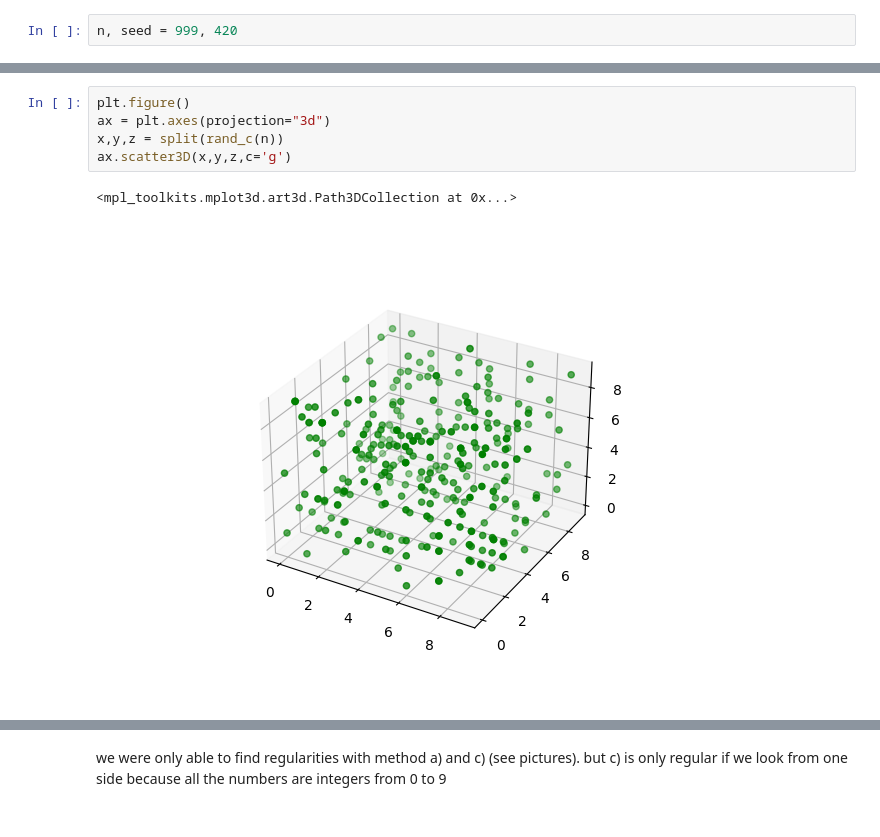
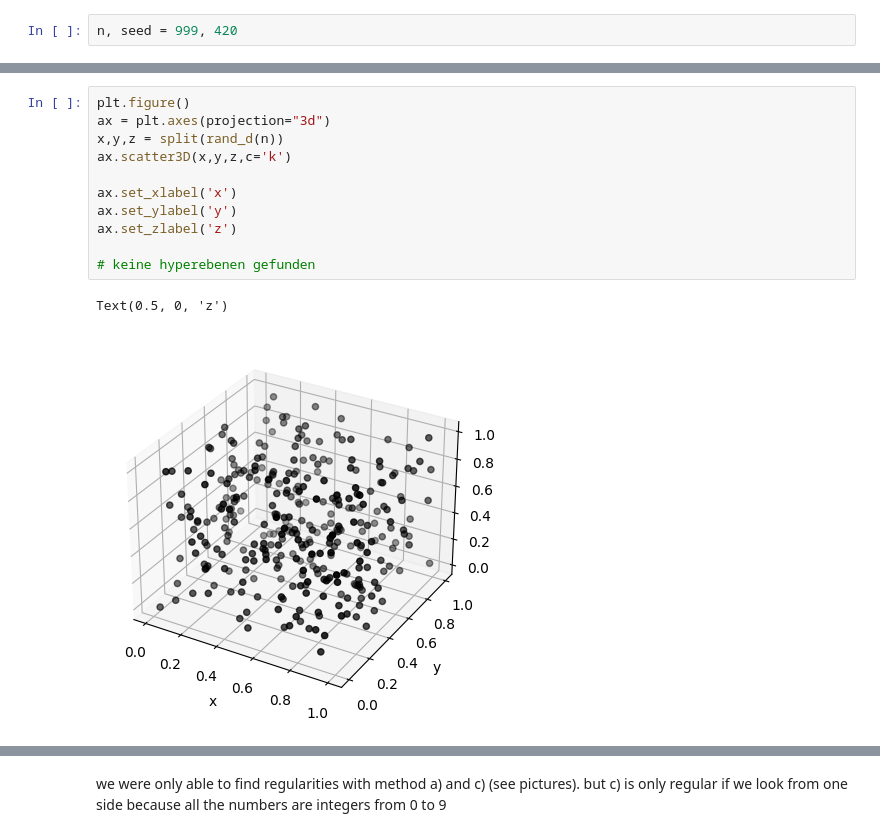
Before and after one commit to emhl/CoPhy2, a Jupyter notebook: Blatt6-Zufall-Anwendung/Blatt6-Aufg1.ipynb, the cells around one changed output, grey strips where cells are left out. Saved outputs shown, nothing was run; the diff lists cells and outputs as text.

```diff
--- a/Blatt6-Zufall-Anwendung/Blatt6-Aufg1.ipynb
+++ b/Blatt6-Zufall-Anwendung/Blatt6-Aufg1.ipynb
@@ -102,8 +131,14 @@ ax.scatter3D(x,y,z,c='r')
 # %%
 plt.figure()
 ax = plt.axes(projection="3d")
-x,y,z = split(rand_c(n))
-ax.scatter3D(x,y,z,c='g')
+x,y,z = split(rand_d(n))
+ax.scatter3D(x,y,z,c='k')
+
+ax.set_xlabel('x')
+ax.set_ylabel('y')
+ax.set_zlabel('z')
+
+# keine hyperebenen gefunden
 # %% [output]
-<mpl_toolkits.mplot3d.art3d.Path3DCollection at 0x...>
+Text(0.5, 0, 'z')
-[figure, old version]
+[figure, new version]
```
Also changed, not shown: parts of 14 cells of this notebook.
